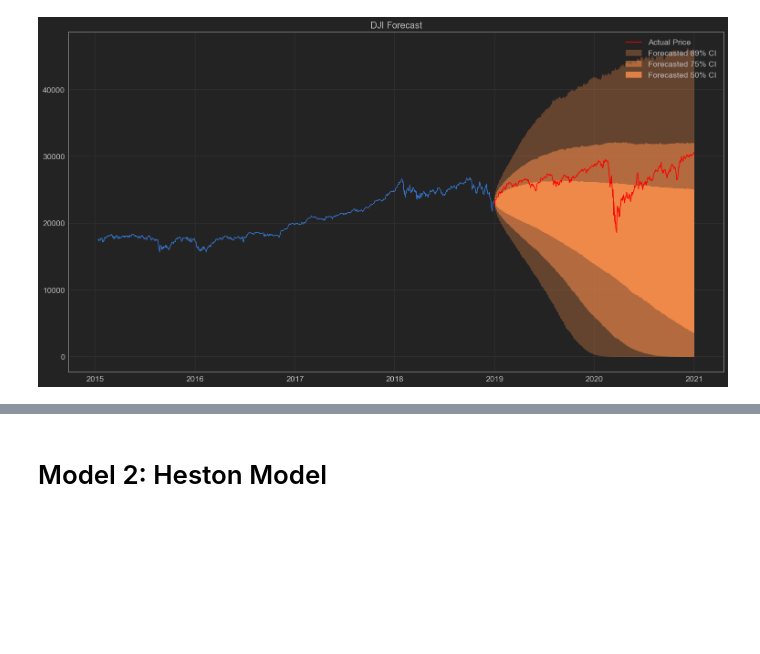
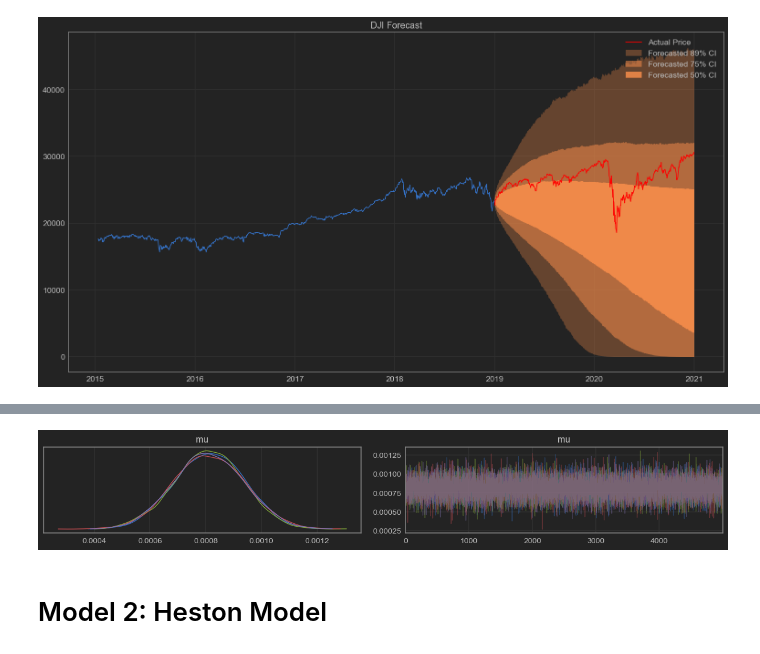
Before and after one commit to Jonathan-Lindbloom/bayesian-projects, a Jupyter notebook: Stochastic Volatiltiy/Stoch Vol Models.ipynb, the cells around one changed output, grey strips where cells are left out. Drawn from its saved outputs; the diff is of its cells as text; code cells hidden in the pictures; blank space fills up the shorter version.

```diff
--- a/Stochastic Volatiltiy/Stoch Vol Models.ipynb
+++ b/Stochastic Volatiltiy/Stoch Vol Models.ipynb
@@ -453,3 +507,7 @@ plt.savefig("dji_forecast", dpi=250)
+# %%
+az.plot_trace(trace, var_names=['mu']);
+# %% [output]
+[figure, added]
 # %% [markdown]
 # Model 2: Heston Model
 # %%
```
Also changed, not shown: parts of 2 cells of this notebook, 2 other files.
